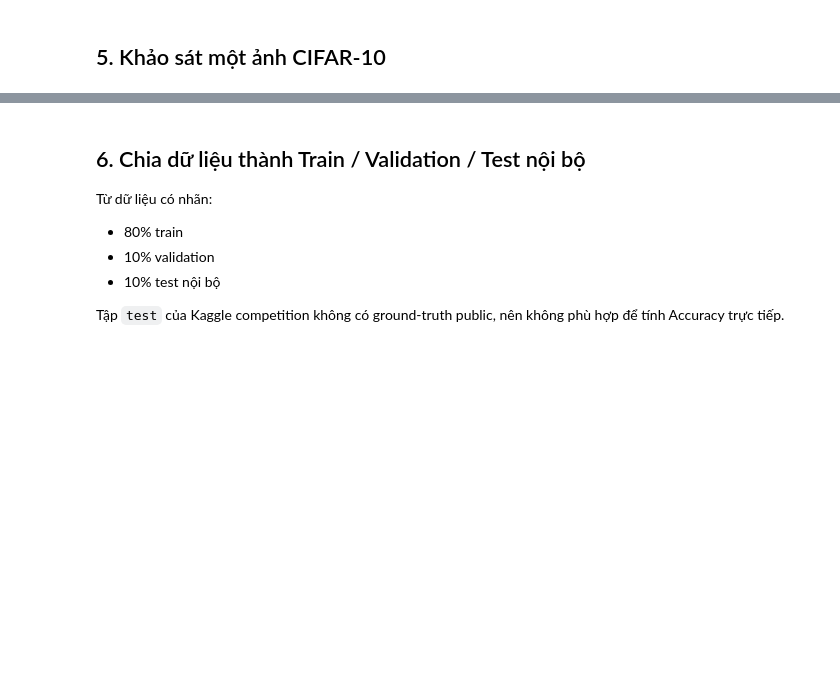
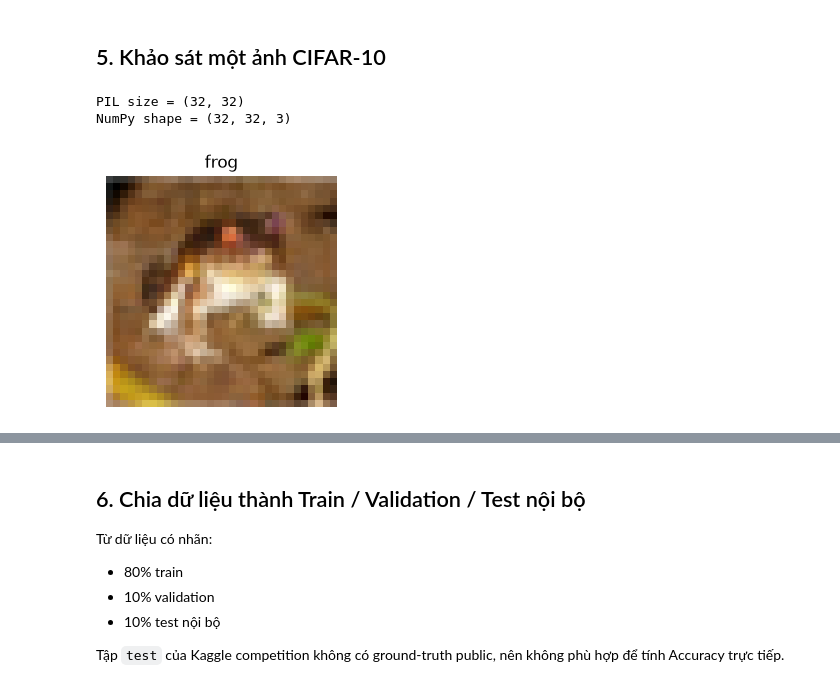
Before and after one commit to datnguyentrung/Phat_trien_cac_he_thong_thong_minh_BE, a Jupyter notebook: a05/data2_cifar_10/preprocessor.ipynb, the cells around one changed output, grey strips where cells are left out. Saved outputs shown, nothing was run; the diff lists cells and outputs as text; code cells hidden in the pictures; blank space fills up the shorter version.

```diff
--- a/a05/data2_cifar_10/preprocessor.ipynb
+++ b/a05/data2_cifar_10/preprocessor.ipynb
@@ -162,6 +166,7 @@ TEST_DIR_CANDIDATES = [
     "testing",
 ]
 
+
 # Hàm tìm file đầu tiên tồn tại.
 def resolve_file(directory: Path, candidates: list[str]) -> Path:
     # Duyệt lần lượt từng tên file có thể có.
@@ -174,10 +179,8 @@ def resolve_file(directory: Path, candidates: list[str]) -> Path:
             return candidate
 
     # Nếu không tìm được thì báo lỗi rõ ràng.
-    raise FileNotFoundError(
-        f"Không tìm thấy file label trong {directory}. "
-        f"Đã thử: {candidates}"
-    )
+    raise FileNotFoundError(f"Không tìm thấy file label trong {directory}. Đã thử: {candidates}")
+
 
 # Hàm tìm folder đầu tiên tồn tại.
 def resolve_directory(directory: Path, candidates: list[str]) -> Path:
@@ -192,15 +195,14 @@ def resolve_directory(directory: Path, candidates: list[str]) -> Path:
 
     # Nếu không tìm được thì báo lỗi.
     raise FileNotFoundError(
-        f"Không tìm thấy thư mục ảnh train trong {directory}. "
-        f"Đã thử: {candidates}"
+        f"Không tìm thấy thư mục ảnh train trong {directory}. Đã thử: {candidates}"
     )
+
 
 # Kiểm tra thư mục gốc CIFAR-10.
 if not DATA_DIR.exists():
     raise FileNotFoundError(
-        f"Không tồn tại thư mục: {DATA_DIR}\n"
-        "Hãy kiểm tra lại C:\\DATA\\CIFAR-10."
+        f"Không tồn tại thư mục: {DATA_DIR}\nHãy kiểm tra lại C:\\DATA\\CIFAR-10."
     )
 
 # Tìm file trainLabels.csv.
@@ -320,6 +334,7 @@ def find_image_path(image_dir: Path, image_id) -> Path:
     # Nếu chưa thấy thì trả path PNG mặc định để dễ debug.
     return image_dir / f"{image_id}.png"
 
+
 # Tạo cột đường dẫn ảnh.
 labels_df["image_path"] = labels_df[image_id_col].apply(
     lambda image_id: str(
@@ -331,25 +346,14 @@ labels_df["image_path"] = labels_df[image_id_col].apply(
 )
 
 # Convert tên class thành index số nguyên.
-labels_df["label_index"] = (
-    labels_df["label"]
-    .map(CLASS_TO_INDEX)
-    .astype(int)
-)
+labels_df["label_index"] = labels_df["label"].map(CLASS_TO_INDEX).astype(int)
 
 # Kiểm tra 100 ảnh đầu có tồn tại không.
-missing_paths = [
-    path
-    for path in labels_df["image_path"].head(100)
-    if not Path(path).is_file()
-]
+missing_paths = [path for path in labels_df["image_path"].head(100) if not Path(path).is_file()]
 
 # Nếu có ảnh thiếu thì dừng để tránh train sai.
 if missing_paths:
-    raise FileNotFoundError(
-        "Không tìm thấy ảnh. Ví dụ:\n"
-        + "\n".join(missing_paths[:10])
-    )
+    raise FileNotFoundError("Không tìm thấy ảnh. Ví dụ:\n" + "\n".join(missing_paths[:10]))
 
 # Hiển thị bảng đã hoàn thiện.
 display(
@@ -366,32 +377,32 @@ display(
 ## 5. Khảo sát một ảnh CIFAR-10
 # %%
 # Lấy đường dẫn ảnh đầu tiên.
-sample_path = Path(
-    labels_df.iloc[0]["image_path"]
-)
+sample_path = Path(labels_df.iloc[0]["image_path"])
 
 # Đọc ảnh và đảm bảo RGB.
-sample_image = Image.open(
-    sample_path
-).convert("RGB")
+sample_image = Image.open(sample_path).convert("RGB")
 
 # In kích thước PIL: (width, height).
 print("PIL size =", sample_image.size)
 
 # Chuyển sang NumPy.
 sample_array = np.asarray(sample_image)
 
 # In shape NumPy: [H, W, C].
 print("NumPy shape =", sample_array.shape)
 
 # Kiểm tra ảnh phải là 32×32×3.
 assert sample_array.shape == (32, 32, 3)
 
 # Hiển thị ảnh.
 plt.figure(figsize=(3, 3))
 plt.imshow(sample_image)
 plt.title(labels_df.iloc[0]["label"])
 plt.axis("off")
 plt.show()
+# %% [output]
+PIL size = (32, 32)
+NumPy shape = (32, 32, 3)
+[figure, added]
 # %%
 # Đếm số ảnh từng class.
```
Also changed, not shown: parts of 34 cells of this notebook, 23 other files.
